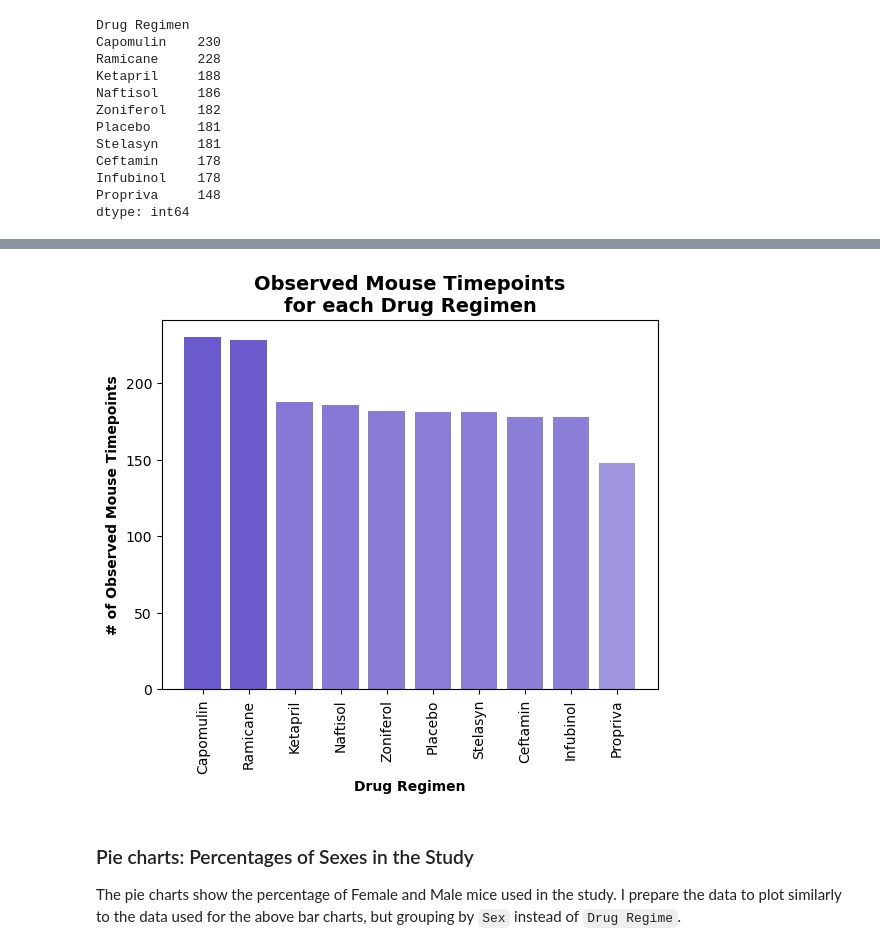
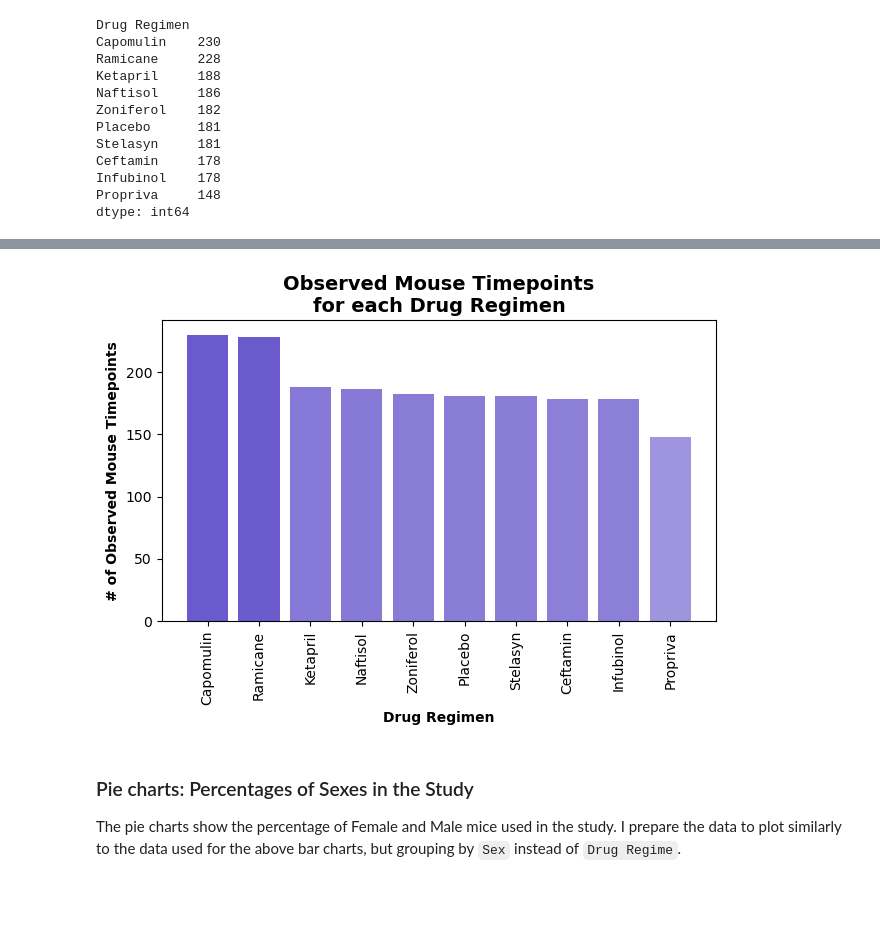
Before and after one commit to tsbarr/matplotlib-challenge, a Jupyter notebook: Pymaceuticals/pymaceuticals_analysis_tsbarr.ipynb, the cells around one changed output, grey strips where cells are left out. Cells and saved outputs as stored; diff of their text form; code cells hidden in the pictures; blank space fills up the shorter version.

```diff
--- a/Pymaceuticals/pymaceuticals_analysis_tsbarr.ipynb
+++ b/Pymaceuticals/pymaceuticals_analysis_tsbarr.ipynb
@@ -277,34 +280,37 @@ plt.show()
 # Generate a bar plot showing the total number of rows (Mouse ID/Timepoints) for each drug regimen using pyplot.
 plt.bar(
     counts_by_regimen.index,
     counts_by_regimen.values,
     color=bar_colors
 )
 
 # Set and format x and y labels and title
 plt.xlabel(
     'Drug Regimen',
     fontdict={'weight': 700}
 )
 plt.ylabel(
     '# of Observed Mouse Timepoints',
     fontdict={'weight': 700}
 )
 plt.title(
     'Observed Mouse Timepoints\nfor each Drug Regimen',
     fontdict={'weight': 700, 'size': 14}
 )
 
 # Rotate x ticks labels
 plt.xticks(rotation=90)
 
+# Improve layout and make sure all labels are displayed
+plt.tight_layout()
+
 # Save plot
 plt.savefig('results/bar_pyplot.png')
 
 # Display plot
 plt.show()
 # %% [output]
-[figure, old version]
+[figure, new version]
 # %% [markdown]
 ### Pie charts: Percentages of Sexes in the Study
 
```
Also changed, not shown: parts of 7 cells of this notebook, 8 other files.
